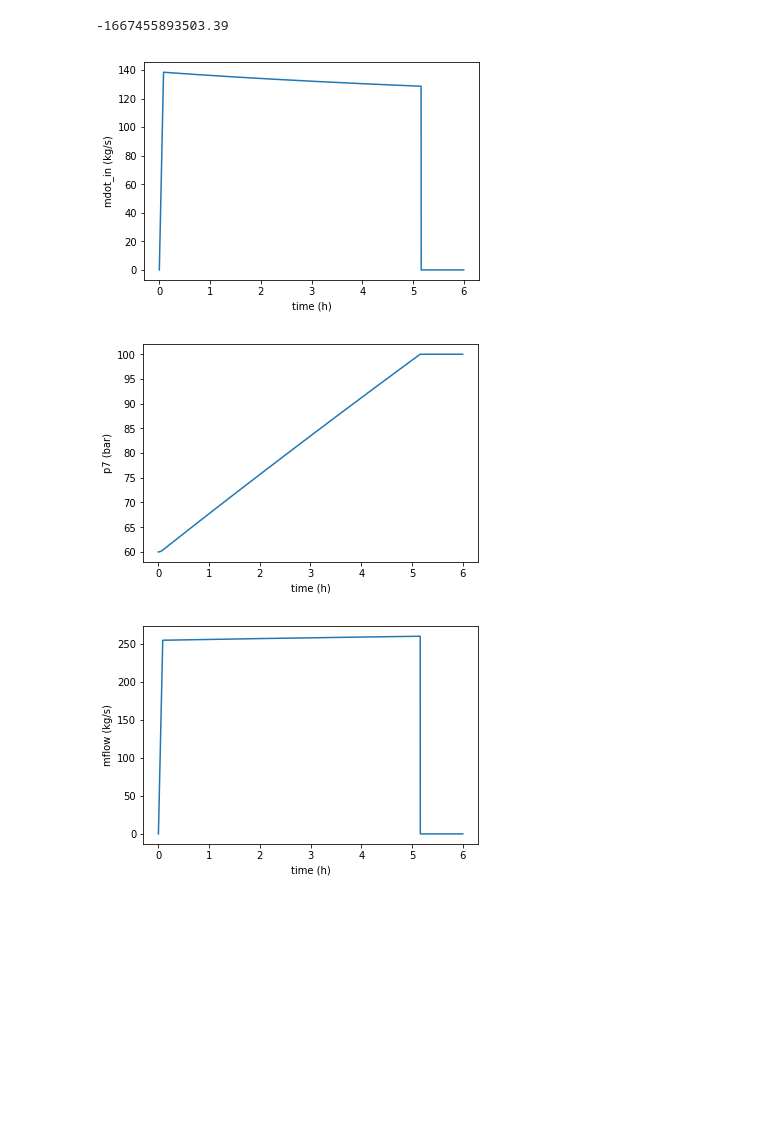
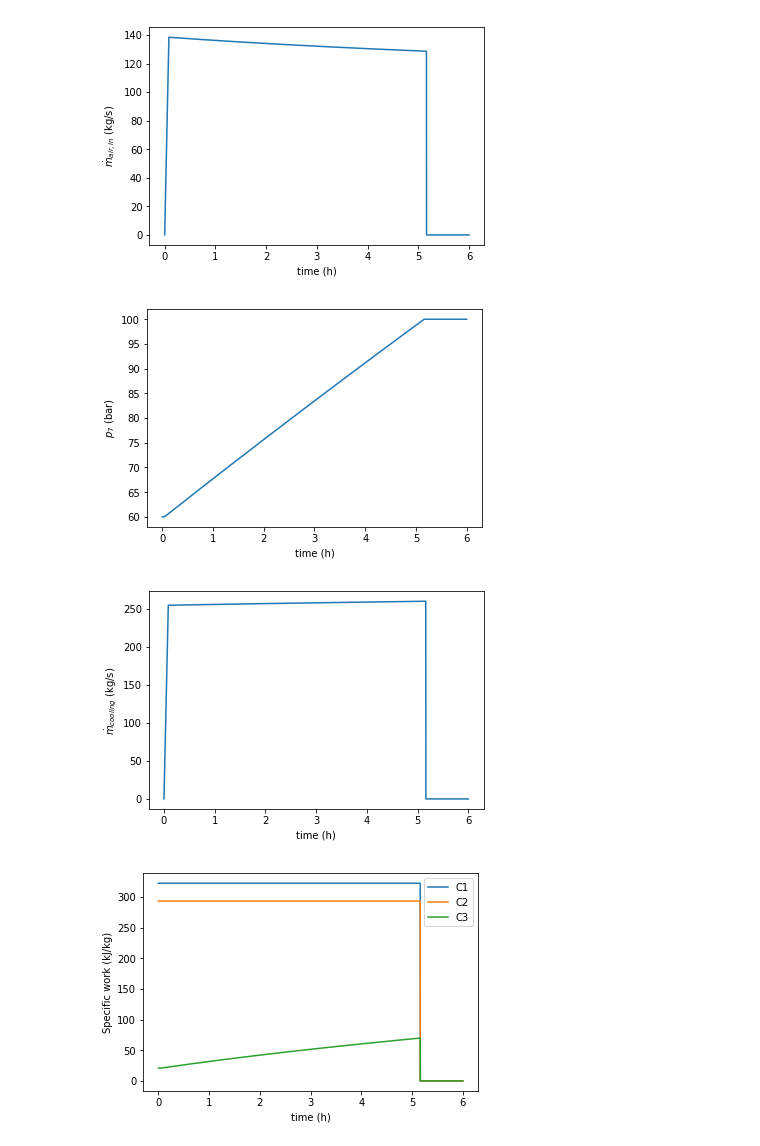
Before and after one commit to JWMvanLeeuwen/CAES, a Jupyter notebook: CAES.ipynb, the cells around one changed output. Drawn from its saved outputs; the diff is of its cells as text; code cells hidden in the pictures; blank space fills up the shorter version.

Commit message:
Added extra comments

```diff
--- a/CAES.ipynb
+++ b/CAES.ipynb
@@ -168,59 +191,79 @@ def efficiency():
     Eout = Pout*tdecharge
     return Eout/Ein
 # %%
-#Fill cavern and show various graphs
+#Series of empty lists to store values
 x = []
 y = []
 z = []
+
+w1 = []
+w2 = []
+w3 = []
+
 mflow = []
 Qstored = 0
+
+#Max time to insure that code stops eventually
 tmax=6*60*60
 
 #Calculate Temperature after compressor stage, needed for enthalphy
-#Outside of loop due to fixed p_ratio therefore fixed temperatures
+#Outside of loop due to fixed p_ratio therefore fixed temperatures and increase in computation speed
 T2 = Tcompr(p1,p2,T1)
 T3 = Tcompr(p2,p3,T2)
 
-for t in np.linspace(0, tmax, tmax/dt):
+#Fill cavern and show various graphs
+for t in np.linspace(0, tmax, tmax//dt):
 
     #Calculate Temperature after compressor stage, needed for enthalphy
     T5 = Tcompr(p4,p7,T4)
 
+    #Calculate mass flow and update pressure and stored heat
     mdot = mdot_in(t,p7)
     p7 += mdot * dt * Ra * T6 / V
     Qstored += Q_HX(T3,T4) + Q_HX(T5,T6)
+
+    #Code used for graphs
     mflow.append(flow_cooling_liquid(T3,T4)+flow_cooling_liquid(T5,T6))
 
     x.append(t/60/60)
-    y.append(mdot_in(t,p7))
+    y.append(mdot)
     z.append(p7/1e5)
-    #Tout.append(Tcompr(p7))
 
+
+#Calculate total heat that can be extracted from TES
 Q_TES = abs(Qstored)*eff_TES
 
 #Determine for how long power was provided
 for t in range(t_rampup,tmax,dt):
     if y[t] != 0:
         tcharge = t
 
-print(Qstored)
+#Series of plot commands
 plt.plot(x, y)
 plt.xlabel("time (h)")
-plt.ylabel("mdot_in (kg/s)")
+plt.ylabel(r"$\dot m_{air,in}$ (kg/s)")
 plt.show()
 
 plt.plot(x,z)
 plt.xlabel("time (h)")
-plt.ylabel("p7 (bar)")
+plt.ylabel(r"$p_7$ (bar)")
 plt.show()
 
 plt.plot(x,mflow)
 plt.xlabel("time (h)")
-plt.ylabel("mflow (kg/s)")
+plt.ylabel(r"$\dot m_{cooling}$ (kg/s)")
 plt.show()
+
+plt.plot(x,w1,label='C1')
+plt.plot(x,w2,label='C2')
+plt.plot(x,w3,label='C3')
+plt.xlabel("time (h)")
+plt.ylabel("Specific work (kJ/kg)")
+plt.legend()
+plt.show()
 # %% [output]
--1667455893503.39
-[figure, old version]
+[figure, new version]
-[figure, old version]
+[figure, new version]
-[figure, old version]
+[figure, new version]
+[figure, added]
 # %%
```
Also changed, not shown: parts of 13 cells of this notebook.
